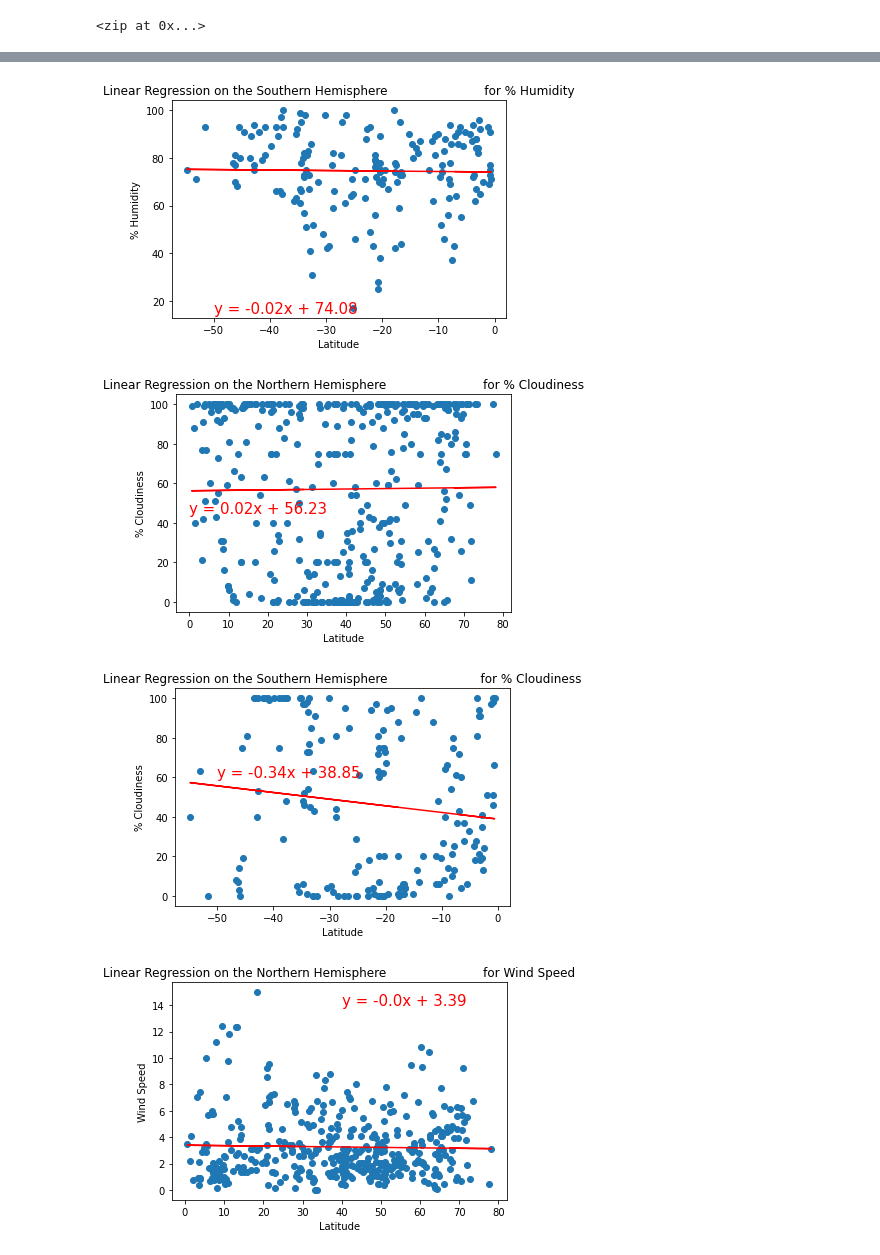
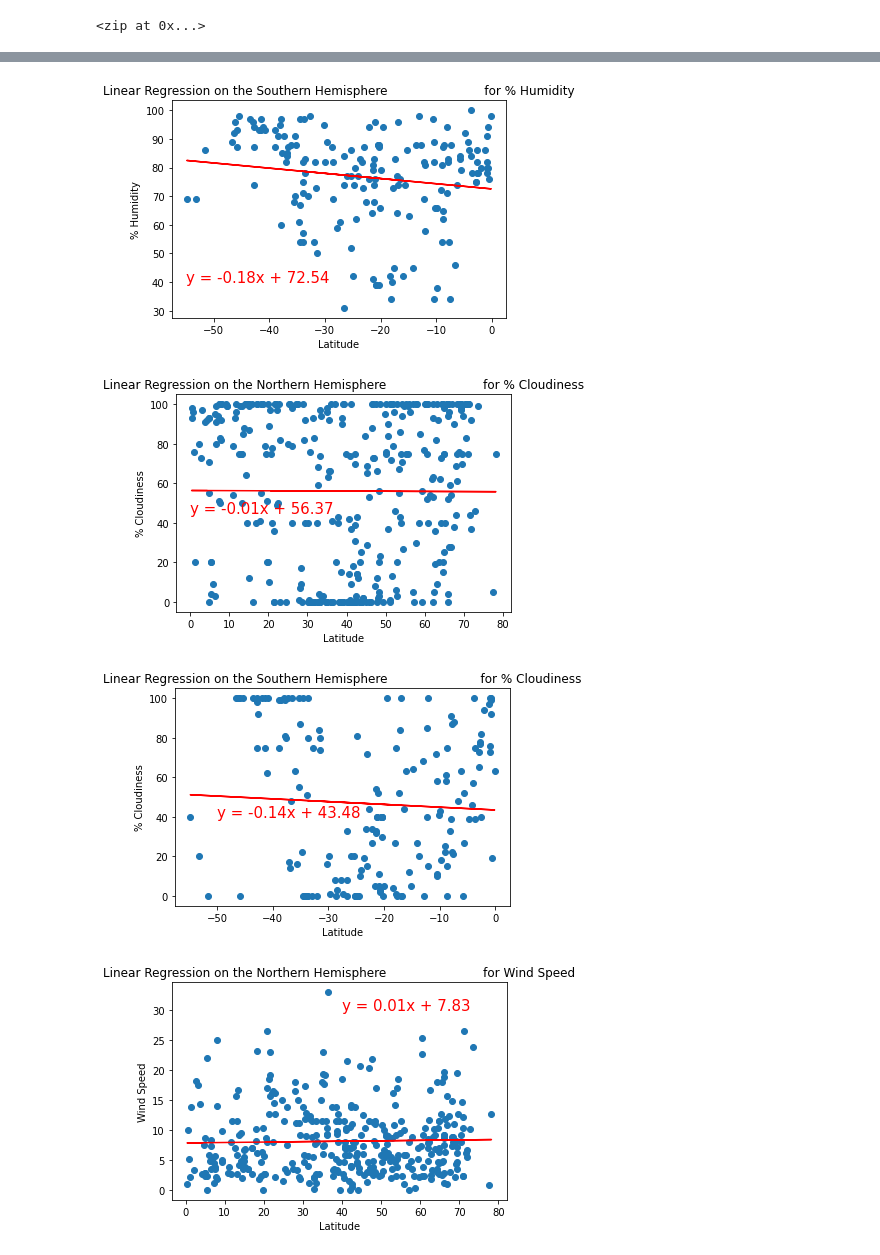
Before and after one commit to awill1786/World_Weather_Analysis, a Jupyter notebook: WeatherPy.ipynb, the cells around one changed output, grey strips where cells are left out. Saved outputs shown, nothing was run; the diff lists cells and outputs as text; code cells hidden in the pictures.

```diff
--- a/WeatherPy.ipynb
+++ b/WeatherPy.ipynb
@@ -87,7 +87,7 @@ from config import weather_api_key
 # %%
 # Starting URL for Weather Map API Call.
 
-url = "https://api.openweathermap.org/data/2.5/weather?q="
+url = "https://api.openweathermap.org/data/2.5/weather?units=Imperial&q="
 # %%
 # Create an empty list to hold the weather data.
 
@@ -541,9 +541,9 @@ y_values = southern_hemi_df["Humidity"]
 plot_linear_regression(x_values, y_values,
 
                        'Linear Regression on the Southern Hemisphere \
-                        for % Humidity', '% Humidity',(-50,15))
+                        for % Humidity', '% Humidity',(-55,40))
 # %% [output]
-[figure, old version]
+[figure, new version]
 # %%
 # Linear regression on the Northern Hemisphere
 
@@ -558,7 +558,7 @@ plot_linear_regression(x_values, y_values,
                        'Linear Regression on the Northern Hemisphere \
                         for % Cloudiness', '% Cloudiness',(0,45))
 # %% [output]
-[figure, old version]
+[figure, new version]
 # %%
 # Linear regression on the Southern Hemisphere
 
@@ -571,24 +571,24 @@ y_values = southern_hemi_df["Cloudiness"]
 plot_linear_regression(x_values, y_values,
 
                        'Linear Regression on the Southern Hemisphere \
-                       for % Cloudiness', '% Cloudiness',(-50,60))
+                       for % Cloudiness', '% Cloudiness',(-50,40))
 # %% [output]
-[figure, old version]
+[figure, new version]
 # %%
 # Linear regression on the Northern Hemisphere
 
 x_values = northern_hemi_df["Lat"]
 
 y_values = northern_hemi_df["Wind Speed"]
 
 # Call the function.
 
 plot_linear_regression(x_values, y_values,
 
                        'Linear Regression on the Northern Hemisphere \
-                        for Wind Speed', 'Wind Speed',(40,14))
+                        for Wind Speed', 'Wind Speed',(40,30))
 # %% [output]
-[figure, old version]
+[figure, new version]
 # %%
 # Linear regression on the Southern Hemisphere
 
```
Also changed, not shown: parts of 18 cells of this notebook, 6 other files.
